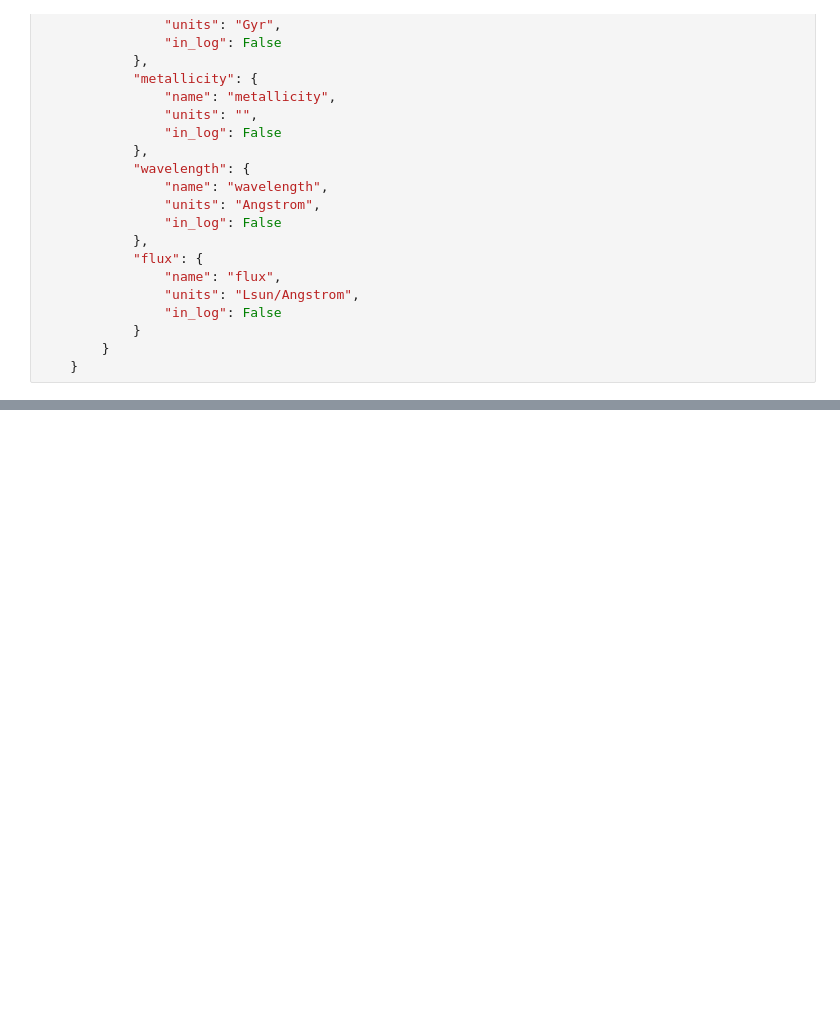
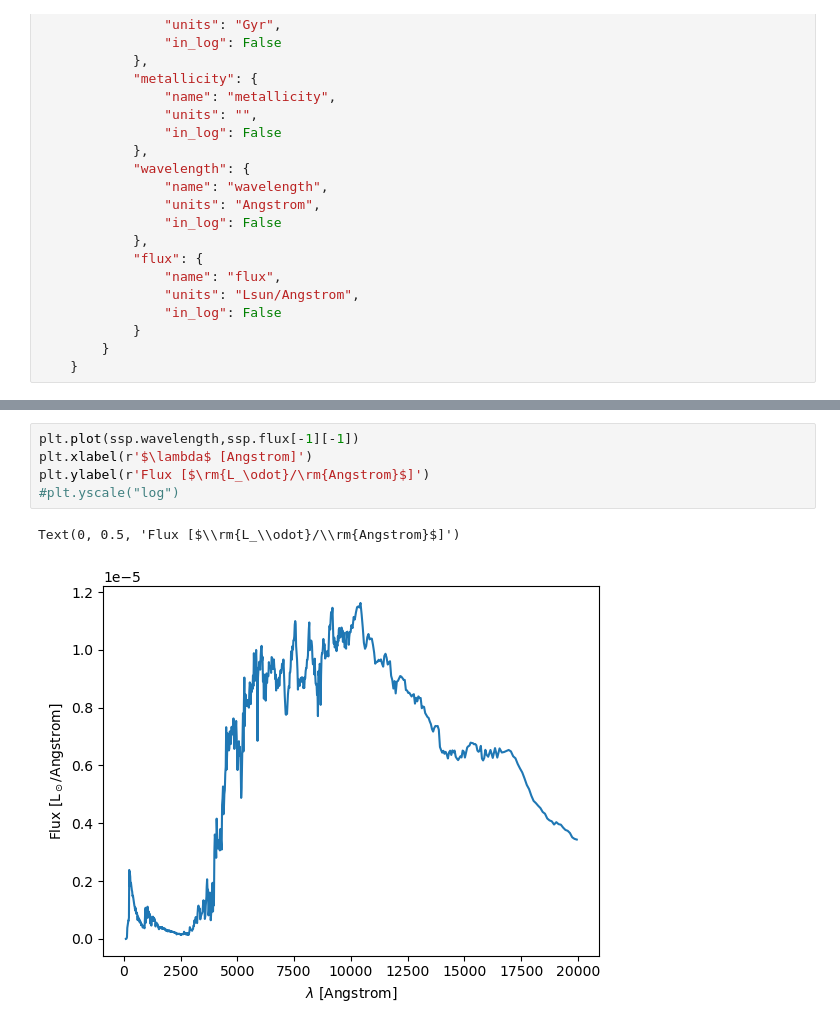
Before and after one commit to ufuk-cakir/rubix, a Jupyter notebook: notebooks/ssp_template.ipynb, the cells around one changed output, grey strips where cells are left out. Saved outputs shown, nothing was run; the diff lists cells and outputs as text; blank space fills up the shorter version.

```diff
--- a/notebooks/ssp_template.ipynb
+++ b/notebooks/ssp_template.ipynb
@@ -43,0 +171,8 @@ ssp
+# %%
+plt.plot(ssp.wavelength,ssp.flux[-1][-1])
+plt.xlabel(r'$\lambda$ [Angstrom]')
+plt.ylabel(r'Flux [$\rm{L_\odot}/\rm{Angstrom}$]')
+#plt.yscale("log")
+# %% [output]
+Text(0, 0.5, 'Flux [$\\rm{L_\\odot}/\\rm{Angstrom}$]')
+[figure, added]
```
Also changed, not shown: parts of 27 cells of this notebook, 1 other file.
